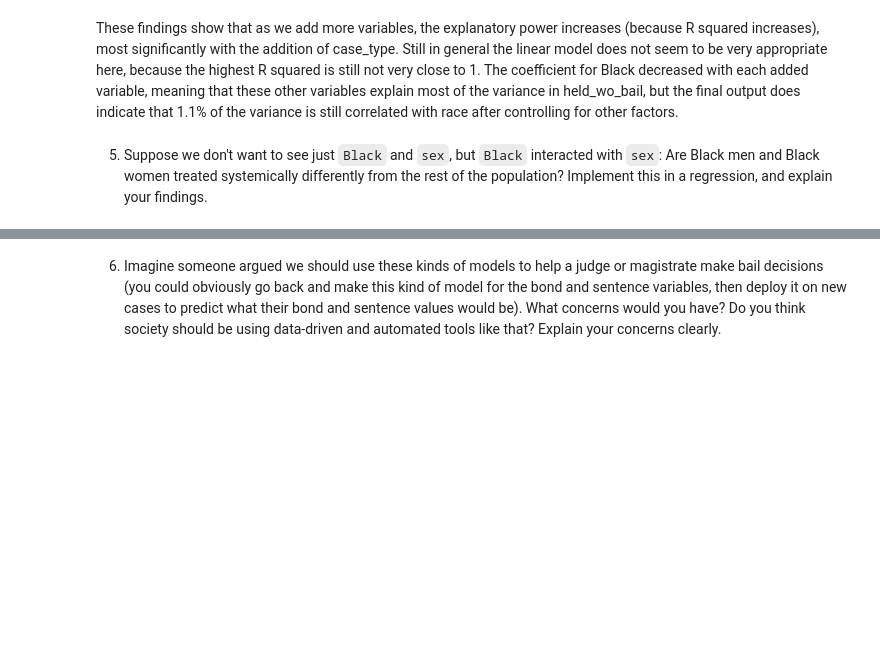
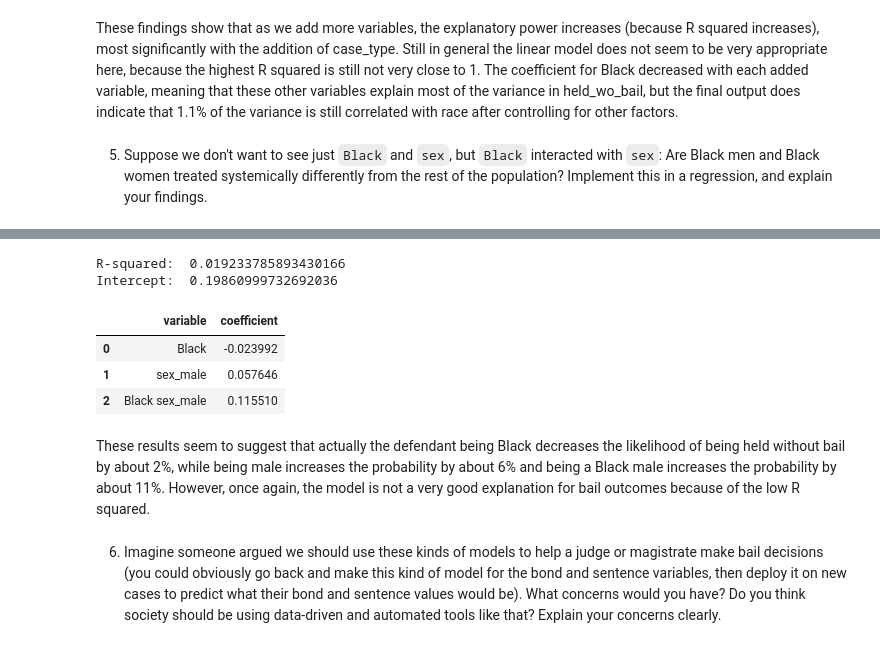
Before and after one commit to gsaunders5761/linearModels, a Jupyter notebook: assignment/assignment.ipynb, the cells around one changed output, grey strips where cells are left out. Drawn from its saved outputs; the diff is of its cells as text; code cells hidden in the pictures; blank space fills up the shorter version.

```diff
--- a/assignment/assignment.ipynb
+++ b/assignment/assignment.ipynb
@@ -226,2 +230,17 @@ ValueError: could not convert string to float: 'M'
+# %%
+reg = LinearRegression(fit_intercept=True).fit(X, y) # Fit the linear model
+results = pd.DataFrame({'variable':reg.feature_names_in_, 'coefficient': reg.coef_}) # Regression coefficients
+print('R-squared: ', reg.score(X, y))
+print("Intercept: ", reg.intercept_)
+results
+# %% [output]
+R-squared:  0.019233785893430166
+Intercept:  0.19860999732692036
+|  | variable | coefficient |
+| 0 | Black | -0.023992 |
+| 1 | sex_male | 0.057646 |
+| 2 | Black sex_male | 0.115510 |
+# %% [markdown]
+These results seem to suggest that actually the defendant being Black decreases the likelihood of being held without bail by about 2%, while being male increases the probability by about 6% and being a Black male increases the probability by about 11%. However, once again, the model is not a very good explanation for bail outcomes because of the low R squared.
 # %% [markdown]
 6. Imagine someone argued we should use these kinds of models to help a judge or magistrate make bail decisions (you could obviously go back and make this kind of model for the bond and sentence variables, then deploy it on new cases to predict what their bond and sentence values would be). What concerns would you have? Do you think society should be using data-driven and automated tools like that? Explain your concerns clearly.
```
Also changed, not shown: parts of 3 cells of this notebook.
